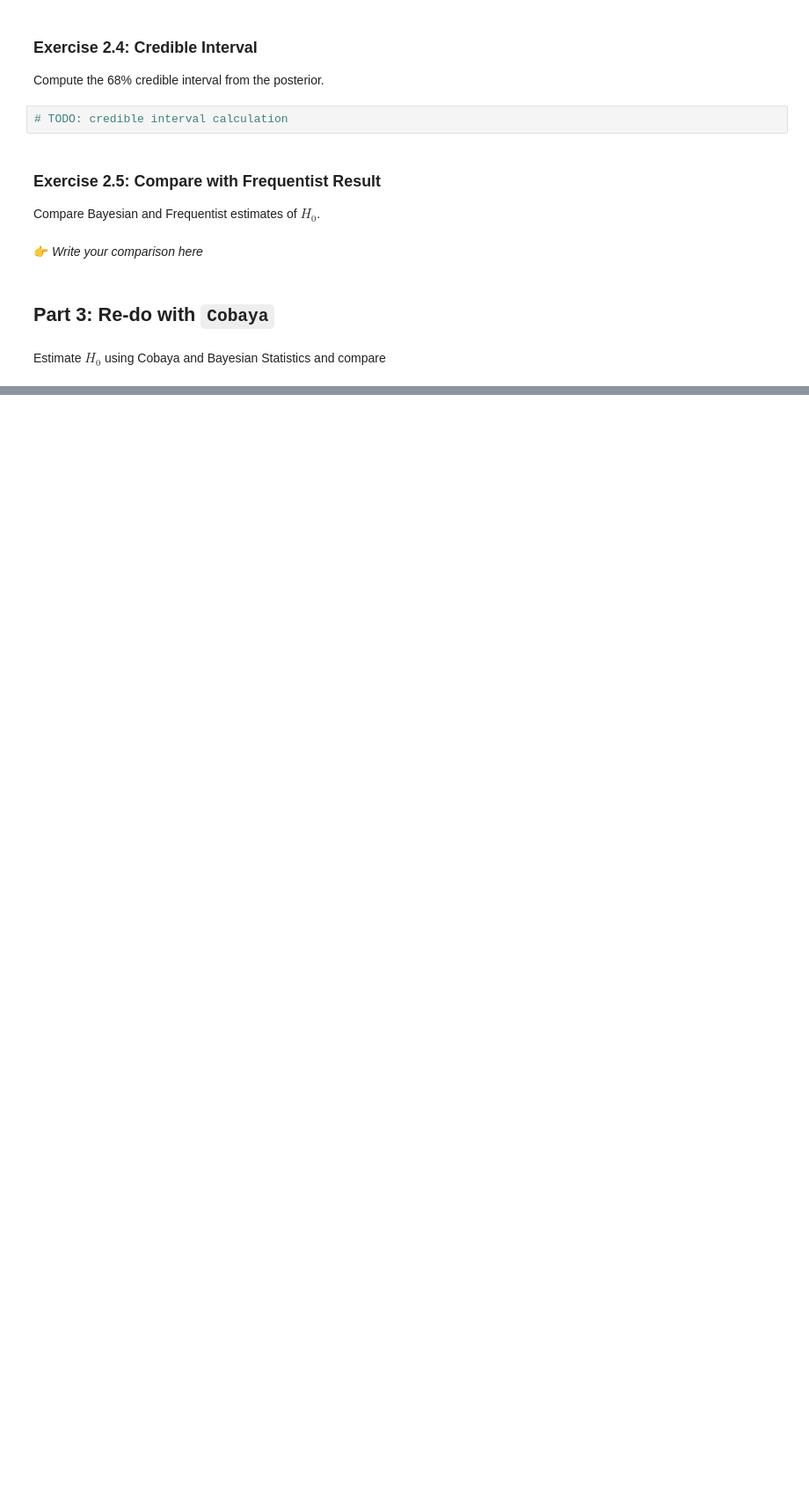
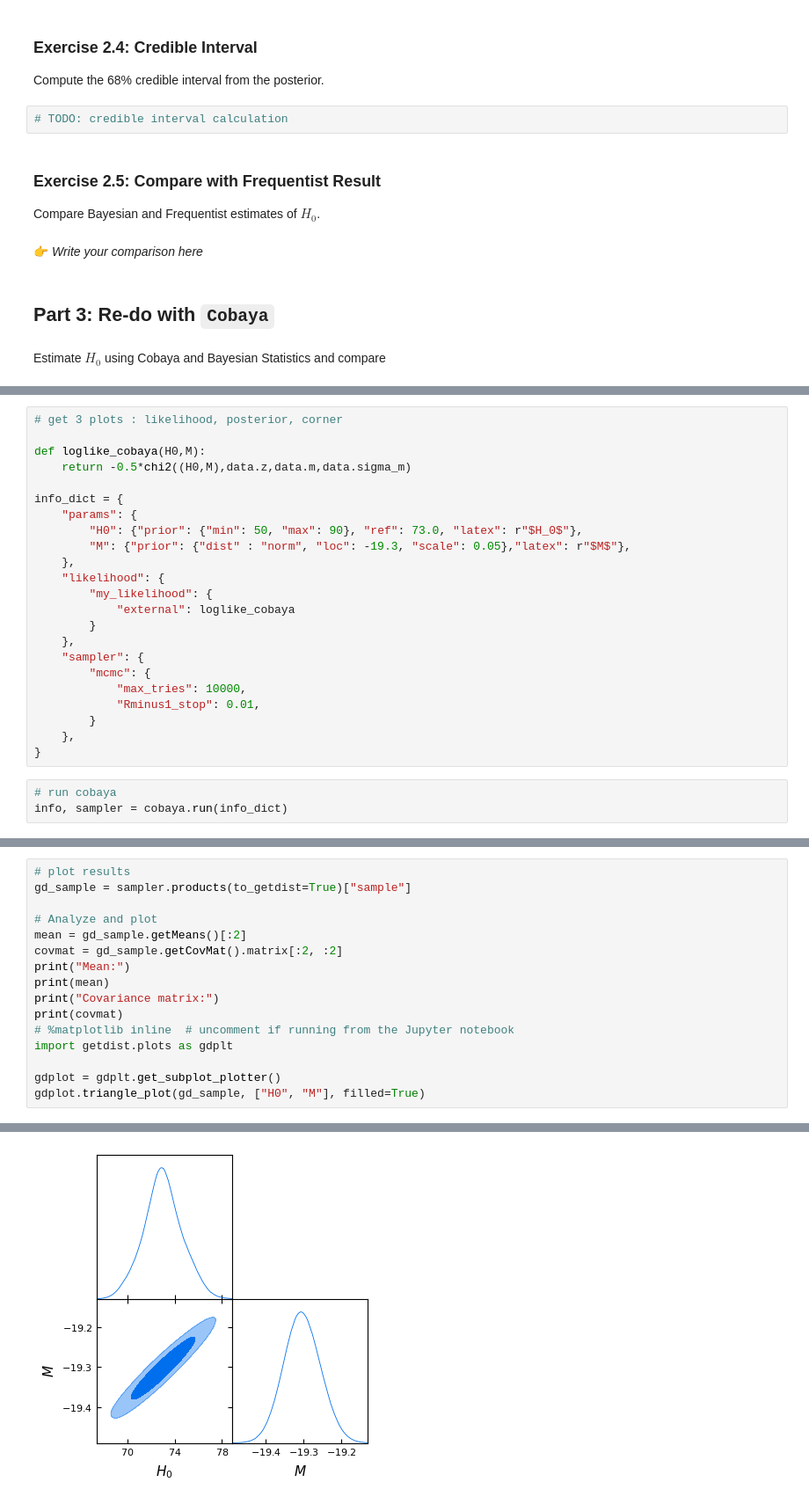
Before and after one commit to MaxRonce/EUCLIDStats4Cosmology, a Jupyter notebook: exercises/BasicCosmoStats_on_H0_exercise.ipynb, the cells around one changed output, grey strips where cells are left out. Shown at 88% size. Cells and saved outputs as stored; diff of their text form; blank space fills up the shorter version.

```diff
--- a/exercises/BasicCosmoStats_on_H0_exercise.ipynb
+++ b/exercises/BasicCosmoStats_on_H0_exercise.ipynb
@@ -264,0 +411,26 @@ Estimate $H_0$ using Cobaya and Bayesian Statistics and compare
+# %%
+# get 3 plots : likelihood, posterior, corner
+
+def loglike_cobaya(H0,M):
+    return -0.5*chi2((H0,M),data.z,data.m,data.sigma_m)
+
+info_dict = {
+    "params": {
+        "H0": {"prior": {"min": 50, "max": 90}, "ref": 73.0, "latex": r"$H_0$"},
+        "M": {"prior": {"dist" : "norm", "loc": -19.3, "scale": 0.05},"latex": r"$M$"},
+    },
+    "likelihood": {
+        "my_likelihood": {
+            "external": loglike_cobaya
+        }
+    },
+    "sampler": {
+        "mcmc": {
+            "max_tries": 10000,
+            "Rminus1_stop": 0.01,
+        }
+    },
+}
+# %%
+# run cobaya
+info, sampler = cobaya.run(info_dict)
@@ -264,0 +455,17 @@ Estimate $H_0$ using Cobaya and Bayesian Statistics and compare
+# %%
+# plot results
+gd_sample = sampler.products(to_getdist=True)["sample"]
+
+# Analyze and plot
+mean = gd_sample.getMeans()[:2]
+covmat = gd_sample.getCovMat().matrix[:2, :2]
+print("Mean:")
+print(mean)
+print("Covariance matrix:")
+print(covmat)
+# %matplotlib inline  # uncomment if running from the Jupyter notebook
+import getdist.plots as gdplt
+
+gdplot = gdplt.get_subplot_plotter()
+gdplot.triangle_plot(gd_sample, ["H0", "M"], filled=True)
+# %% [output]
@@ -264,0 +479 @@ Estimate $H_0$ using Cobaya and Bayesian Statistics and compare
+[figure, added]
```
Also changed, not shown: parts of 10 cells of this notebook.
